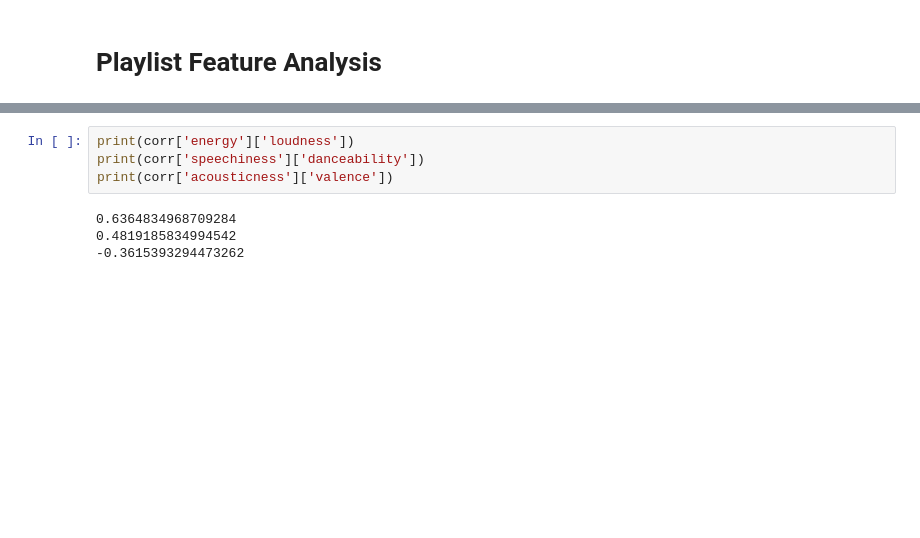
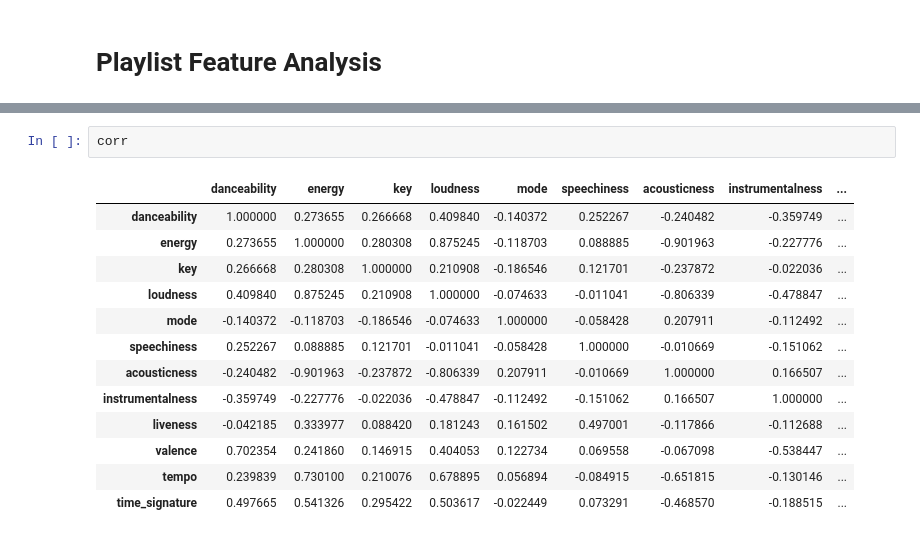
Before and after one commit to sofielange98/every-noise-network-analysis, a Jupyter notebook: Sub-genre Analysis.ipynb, the cells around one changed output, grey strips where cells are left out. Cells and saved outputs as stored; diff of their text form; blank space fills up the shorter version.

```diff
--- a/Sub-genre Analysis.ipynb
+++ b/Sub-genre Analysis.ipynb
@@ -172,8 +180,16 @@ plt.show()
-# %%
-print(corr['energy']['loudness'])
-print(corr['speechiness']['danceability'])
-print(corr['acousticness']['valence'])
-# %% [output]
-0.6364834968709284
-0.4819185834994542
--0.3615393294473262
+# %%
+corr
+# %% [output]
+|  | danceability | energy | key | loudness | mode | speechiness | acousticness | instrumentalness | ... |
+| danceability | 1.000000 | 0.273655 | 0.266668 | 0.409840 | -0.140372 | 0.252267 | -0.240482 | -0.359749 | ... |
+| energy | 0.273655 | 1.000000 | 0.280308 | 0.875245 | -0.118703 | 0.088885 | -0.901963 | -0.227776 | ... |
+| key | 0.266668 | 0.280308 | 1.000000 | 0.210908 | -0.186546 | 0.121701 | -0.237872 | -0.022036 | ... |
+| loudness | 0.409840 | 0.875245 | 0.210908 | 1.000000 | -0.074633 | -0.011041 | -0.806339 | -0.478847 | ... |
+| mode | -0.140372 | -0.118703 | -0.186546 | -0.074633 | 1.000000 | -0.058428 | 0.207911 | -0.112492 | ... |
+| speechiness | 0.252267 | 0.088885 | 0.121701 | -0.011041 | -0.058428 | 1.000000 | -0.010669 | -0.151062 | ... |
+| acousticness | -0.240482 | -0.901963 | -0.237872 | -0.806339 | 0.207911 | -0.010669 | 1.000000 | 0.166507 | ... |
+| instrumentalness | -0.359749 | -0.227776 | -0.022036 | -0.478847 | -0.112492 | -0.151062 | 0.166507 | 1.000000 | ... |
+| liveness | -0.042185 | 0.333977 | 0.088420 | 0.181243 | 0.161502 | 0.497001 | -0.117866 | -0.112688 | ... |
+| valence | 0.702354 | 0.241860 | 0.146915 | 0.404053 | 0.122734 | 0.069558 | -0.067098 | -0.538447 | ... |
+| tempo | 0.239839 | 0.730100 | 0.210076 | 0.678895 | 0.056894 | -0.084915 | -0.651815 | -0.130146 | ... |
+| time_signature | 0.497665 | 0.541326 | 0.295422 | 0.503617 | -0.022449 | 0.073291 | -0.468570 | -0.188515 | ... |
```
Also changed, not shown: parts of 10 cells of this notebook, 2 other files.
